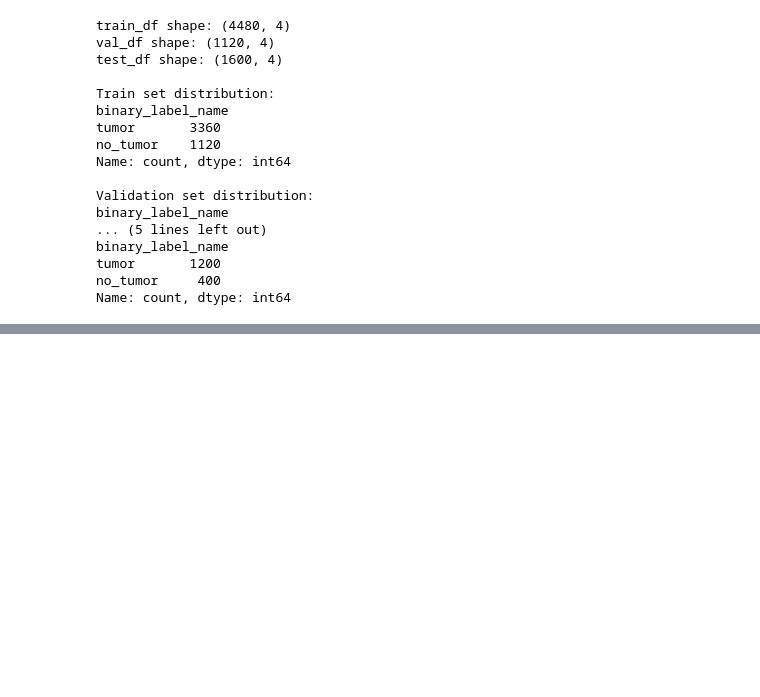
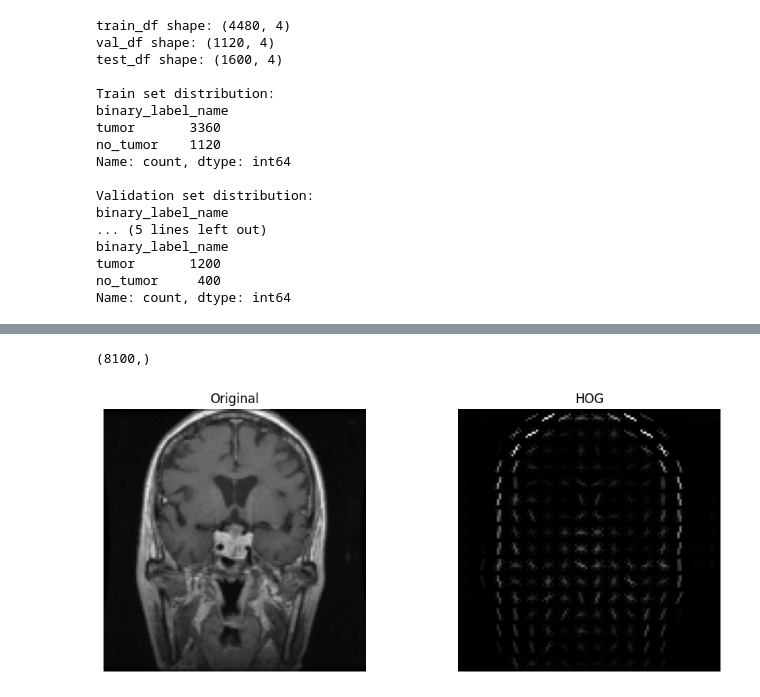
Before and after one commit to anielkayo/brain_tumor_ml, a Jupyter notebook: notebooks/01_eda_and_features.ipynb, the cells around one changed output, grey strips where cells are left out. Saved outputs shown, nothing was run; the diff lists cells and outputs as text; code cells hidden in the pictures; blank space fills up the shorter version.

```diff
--- a/notebooks/01_eda_and_features.ipynb
+++ b/notebooks/01_eda_and_features.ipynb
@@ -156,0 +267,51 @@ Name: count, dtype: int64
+# %%
+#parametry do wyciągania cech HOG, w zadaniach związanych z obrazami, szczególnie w detekcji obiektów
+HOG_PARAMS = { #parametry do wyciągania cech HOG, w zadaniach związanych z obrazami, szczególnie w detekcji obiektów
+"orientations": 9, #liczba orientacji gradientów, które będą brane pod uwagę przy tworzeniu histogramu, im więcej orientacji, tym bardziej szczegółowe cechy, ale też bardziej podatne na szum
+"pixels_per_cell": (8, 8), #określa rozmiar komórki, czyli obszaru, dla którego będzie tworzony histogram orientacji gradientów, im mniejsza komórka, tym bardziej szczegółowe cechy, ale też bardziej podatne na szum
+"cells_per_block": (2, 2), #określa liczbę komórek w bloku, dla którego będzie tworzony histogram orientacji gradientów
+"block_norm": "L2-Hys", #określa sposób normalizacji bloku, "L2-Hys" to popularna opcja, która normalizuje blok za pomocą normy L2 i stosuje ograniczenie (clipping)
+}
+# %%
+#wyciągamy cechy HOG z obrazu,
+# HOG to jest metoda wyciągania cech z obrazów, która polega na dzieleniu obrazu na małe komórki i obliczaniu histogramu gradientów w każdej komórce,
+# dzięki temu możemy uchwycić kształty i struktury w obrazie, bo chcemy wykrywać guzy, a guzy mają charakterystyczne kształty i struktury
+
+def extract_hog_features(path: str, visualize: bool = False):
+    image = load_and_preprocess_image(path)
+
+    if visualize:
+        features, hog_image = hog(
+            image,
+            **HOG_PARAMS,
+            visualize=True,
+            feature_vector=True,
+        )
+        return features, hog_image
+
+    features = hog(
+        image,
+        **HOG_PARAMS,
+        visualize=False,
+        feature_vector=True,
+    )
+    return features
+
+hog_features, hog_image = extract_hog_features(example_path, visualize=True)
+print(hog_features.shape)
+#wizualizacja cech HOG
+fig, axes = plt.subplots(1, 2, figsize=(10, 4))
+axes[0].imshow(example_image, cmap="gray")
+axes[0].set_title("Original")
+axes[0].axis("off")
+#HOG zwraca nam obraz, który jest wizualizacją cech HOG, ale wartości w tym obrazie mogą być bardzo duże, więc musimy je przeskalować do zakresu [0, 1], żeby móc go poprawnie wyświetlić
+hog_image_rescaled = exposure.rescale_intensity(hog_image, in_range=(0, 10))
+
+axes[1].imshow(hog_image, cmap="gray") #wyświetlamy obraz z cechami HOG, ale musimy go przeskalować, żeby był widoczny
+axes[1].set_title("HOG")
+axes[1].axis("off")
+plt.tight_layout()
+plt.show()
+# %% [output]
+(8100,)
+[figure, added]
```
Also changed, not shown: parts of 9 cells of this notebook.
